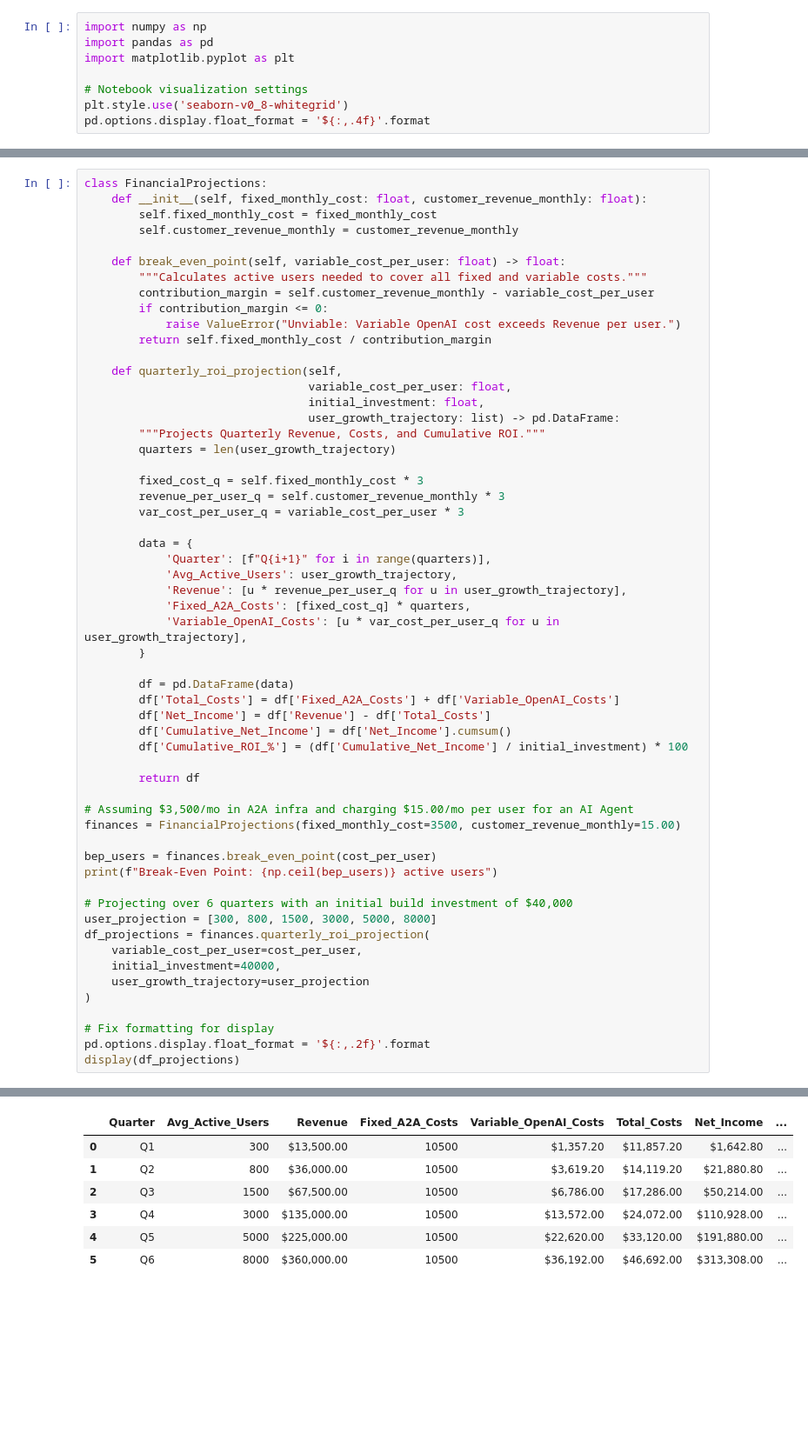
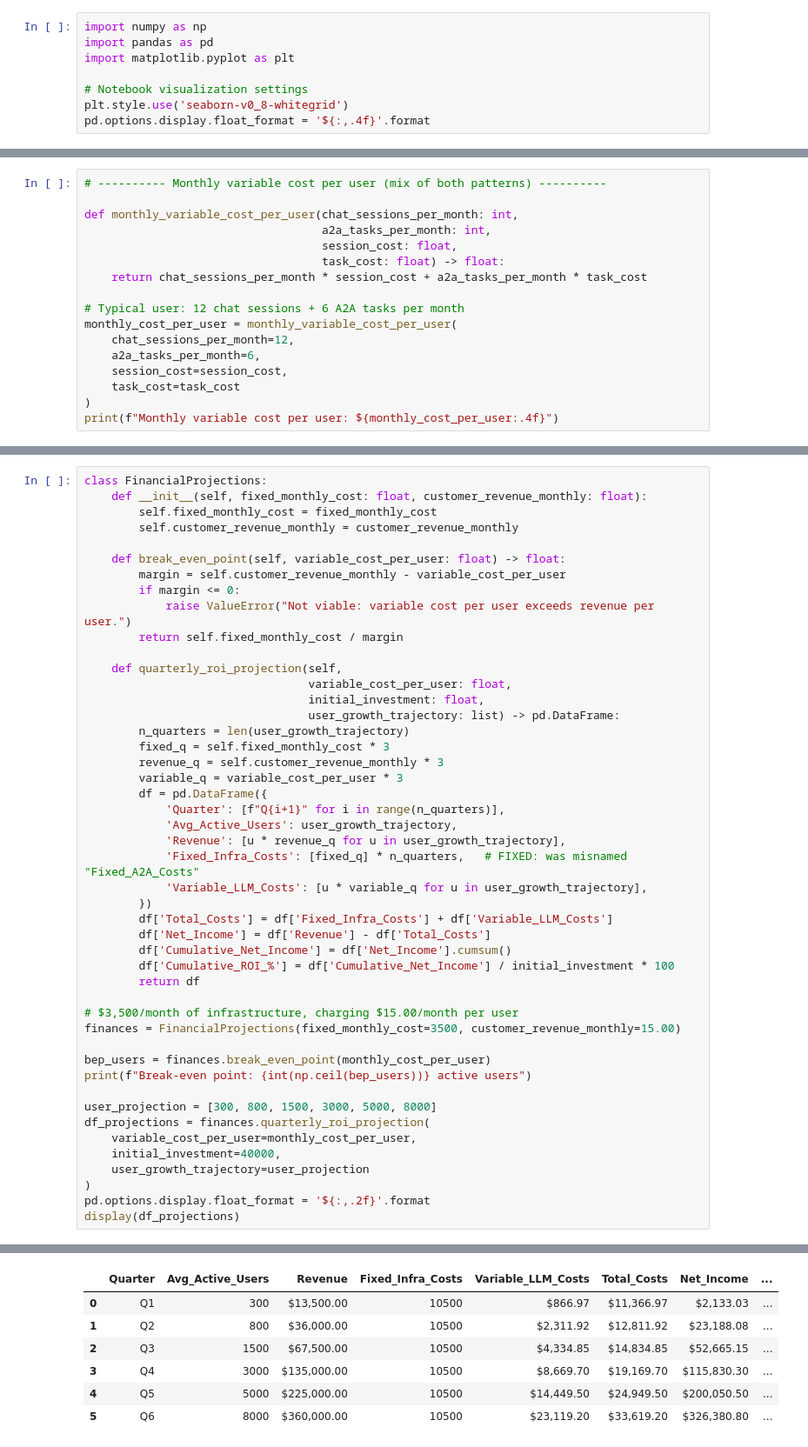
Before and after one commit to Asuskf/from-nlp-to-agents, a Jupyter notebook: tokens/GenAI_Unit_Economics_Model.ipynb, the cells around one changed output, grey strips where cells are left out. Shown at 87% size. Cells and saved outputs as stored; diff of their text form; blank space fills up the shorter version.

```diff
--- a/tokens/GenAI_Unit_Economics_Model.ipynb
+++ b/tokens/GenAI_Unit_Economics_Model.ipynb
@@ -100,0 +235,17 @@ $$
+# %%
+# ---------- Monthly variable cost per user (mix of both patterns) ----------
+
+def monthly_variable_cost_per_user(chat_sessions_per_month: int,
+                                   a2a_tasks_per_month: int,
+                                   session_cost: float,
+                                   task_cost: float) -> float:
+    return chat_sessions_per_month * session_cost + a2a_tasks_per_month * task_cost
+
+# Typical user: 12 chat sessions + 6 A2A tasks per month
+monthly_cost_per_user = monthly_variable_cost_per_user(
+    chat_sessions_per_month=12,
+    a2a_tasks_per_month=6,
+    session_cost=session_cost,
+    task_cost=task_cost
+)
+print(f"Monthly variable cost per user: ${monthly_cost_per_user:.4f}")
@@ -105,54 +266,44 @@ class FinancialProjections:
         self.customer_revenue_monthly = customer_revenue_monthly
 
     def break_even_point(self, variable_cost_per_user: float) -> float:
-        """Calculates active users needed to cover all fixed and variable costs."""
-        contribution_margin = self.customer_revenue_monthly - variable_cost_per_user
-        if contribution_margin <= 0:
-            raise ValueError("Unviable: Variable OpenAI cost exceeds Revenue per user.")
-        return self.fixed_monthly_cost / contribution_margin
+        margin = self.customer_revenue_monthly - variable_cost_per_user
+        if margin <= 0:
+            raise ValueError("Not viable: variable cost per user exceeds revenue per user.")
+        return self.fixed_monthly_cost / margin
 
     def quarterly_roi_projection(self,
                                  variable_cost_per_user: float,
                                  initial_investment: float,
                                  user_growth_trajectory: list) -> pd.DataFrame:
-        """Projects Quarterly Revenue, Costs, and Cumulative ROI."""
-        quarters = len(user_growth_trajectory)
-
-        fixed_cost_q = self.fixed_monthly_cost * 3
-        revenue_per_user_q = self.customer_revenue_monthly * 3
-        var_cost_per_user_q = variable_cost_per_user * 3
-
-        data = {
-            'Quarter': [f"Q{i+1}" for i in range(quarters)],
+        n_quarters = len(user_growth_trajectory)
+        fixed_q = self.fixed_monthly_cost * 3
+        revenue_q = self.customer_revenue_monthly * 3
+        variable_q = variable_cost_per_user * 3
+        df = pd.DataFrame({
+            'Quarter': [f"Q{i+1}" for i in range(n_quarters)],
             'Avg_Active_Users': user_growth_trajectory,
-            'Revenue': [u * revenue_per_user_q for u in user_growth_trajectory],
-            'Fixed_A2A_Costs': [fixed_cost_q] * quarters,
-            'Variable_OpenAI_Costs': [u * var_cost_per_user_q for u in user_growth_trajectory],
-        }
-
-        df = pd.DataFrame(data)
-        df['Total_Costs'] = df['Fixed_A2A_Costs'] + df['Variable_OpenAI_Costs']
+            'Revenue': [u * revenue_q for u in user_growth_trajectory],
+            'Fixed_Infra_Costs': [fixed_q] * n_quarters,   # FIXED: was misnamed "Fixed_A2A_Costs"
+            'Variable_LLM_Costs': [u * variable_q for u in user_growth_trajectory],
+        })
+        df['Total_Costs'] = df['Fixed_Infra_Costs'] + df['Variable_LLM_Costs']
         df['Net_Income'] = df['Revenue'] - df['Total_Costs']
         df['Cumulative_Net_Income'] = df['Net_Income'].cumsum()
-        df['Cumulative_ROI_%'] = (df['Cumulative_Net_Income'] / initial_investment) * 100
-
+        df['Cumulative_ROI_%'] = df['Cumulative_Net_Income'] / initial_investment * 100
         return df
 
-# Assuming $3,500/mo in A2A infra and charging $15.00/mo per user for an AI Agent
+# $3,500/month of infrastructure, charging $15.00/month per user
 finances = FinancialProjections(fixed_monthly_cost=3500, customer_revenue_monthly=15.00)
 
-bep_users = finances.break_even_point(cost_per_user)
-print(f"Break-Even Point: {np.ceil(bep_users)} active users")
+bep_users = finances.break_even_point(monthly_cost_per_user)
+print(f"Break-even point: {int(np.ceil(bep_users))} active users")
 
-# Projecting over 6 quarters with an initial build investment of $40,000
 user_projection = [300, 800, 1500, 3000, 5000, 8000]
 df_projections = finances.quarterly_roi_projection(
-    variable_cost_per_user=cost_per_user,
+    variable_cost_per_user=monthly_cost_per_user,
     initial_investment=40000,
     user_growth_trajectory=user_projection
 )
-
-# Fix formatting for display
 pd.options.display.float_format = '${:,.2f}'.format
 display(df_projections)
 # %% [output]
@@ -160,7 +311,7 @@ Break-Even Point: 260.0 active users
-|  | Quarter | Avg_Active_Users | Revenue | Fixed_A2A_Costs | Variable_OpenAI_Costs | Total_Costs | Net_Income | ... |
-| 0 | Q1 | 300 | $13,500.00 | 10500 | $1,357.20 | $11,857.20 | $1,642.80 | ... |
-| 1 | Q2 | 800 | $36,000.00 | 10500 | $3,619.20 | $14,119.20 | $21,880.80 | ... |
-| 2 | Q3 | 1500 | $67,500.00 | 10500 | $6,786.00 | $17,286.00 | $50,214.00 | ... |
-| 3 | Q4 | 3000 | $135,000.00 | 10500 | $13,572.00 | $24,072.00 | $110,928.00 | ... |
-| 4 | Q5 | 5000 | $225,000.00 | 10500 | $22,620.00 | $33,120.00 | $191,880.00 | ... |
-| 5 | Q6 | 8000 | $360,000.00 | 10500 | $36,192.00 | $46,692.00 | $313,308.00 | ... |
+|  | Quarter | Avg_Active_Users | Revenue | Fixed_Infra_Costs | Variable_LLM_Costs | Total_Costs | Net_Income | ... |
+| 0 | Q1 | 300 | $13,500.00 | 10500 | $866.97 | $11,366.97 | $2,133.03 | ... |
+| 1 | Q2 | 800 | $36,000.00 | 10500 | $2,311.92 | $12,811.92 | $23,188.08 | ... |
+| 2 | Q3 | 1500 | $67,500.00 | 10500 | $4,334.85 | $14,834.85 | $52,665.15 | ... |
+| 3 | Q4 | 3000 | $135,000.00 | 10500 | $8,669.70 | $19,169.70 | $115,830.30 | ... |
+| 4 | Q5 | 5000 | $225,000.00 | 10500 | $14,449.50 | $24,949.50 | $200,050.50 | ... |
+| 5 | Q6 | 8000 | $360,000.00 | 10500 | $23,119.20 | $33,619.20 | $326,380.80 | ... |
```
Also changed, not shown: parts of 22 cells of this notebook.
